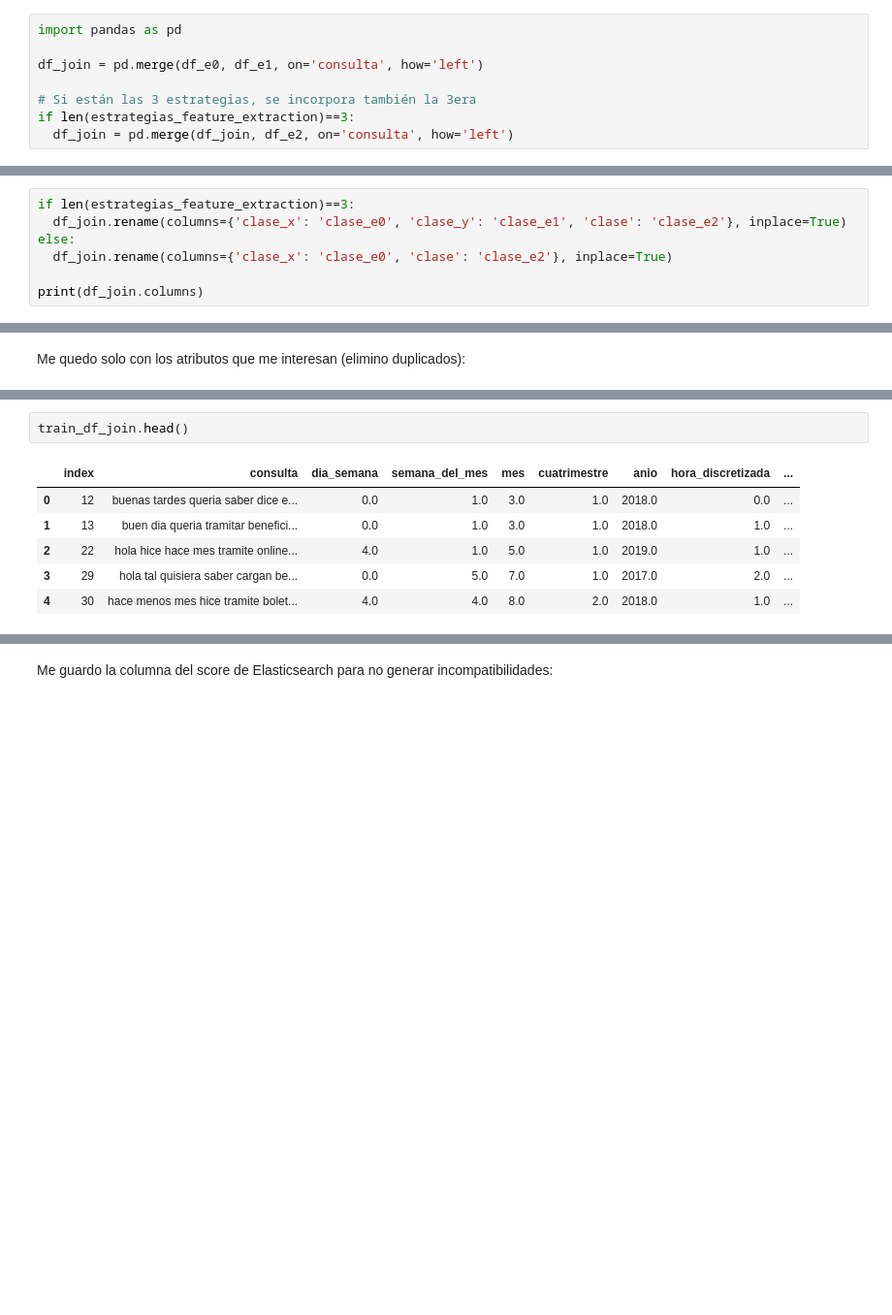
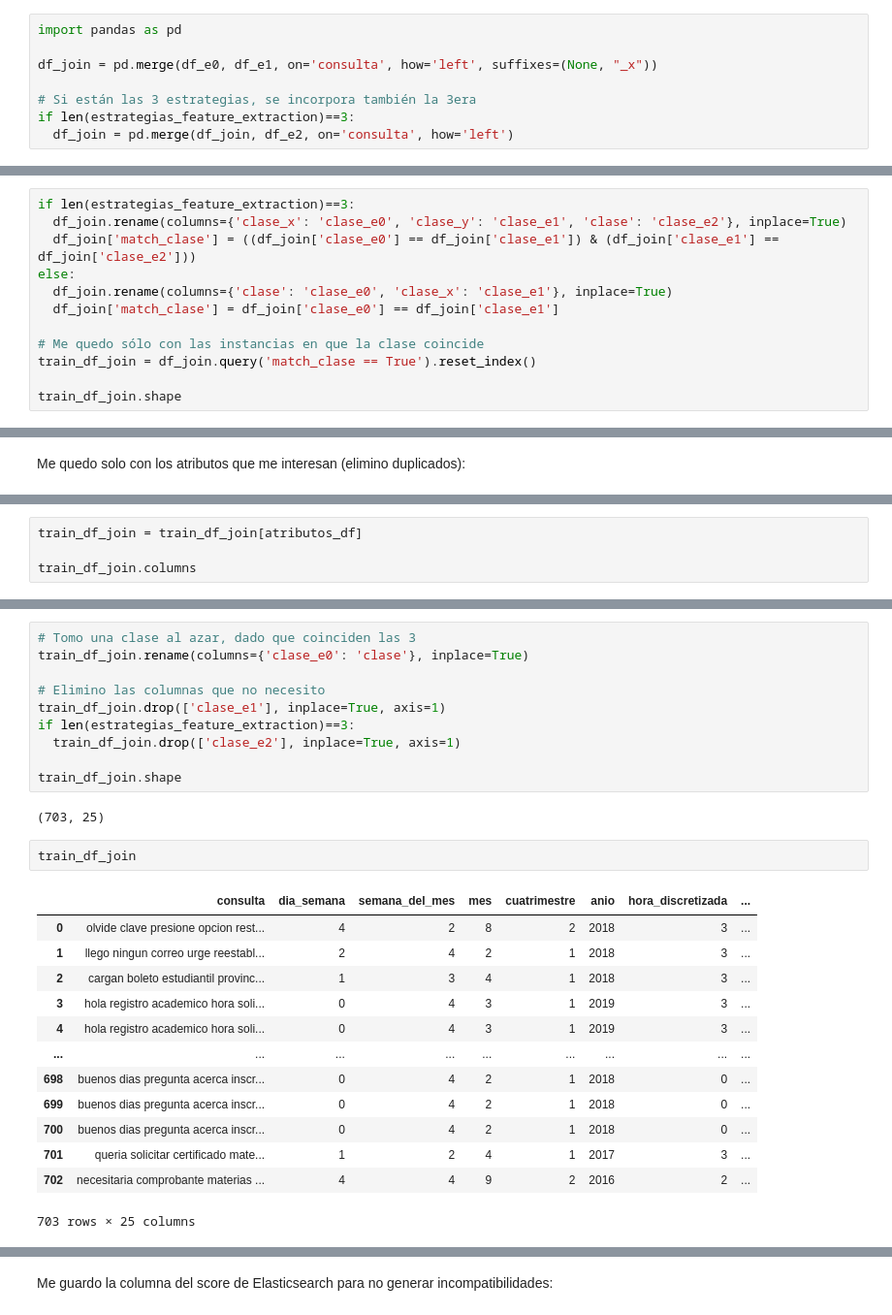
Before and after one commit to jumafernandez/clasificacion_correos, a Jupyter notebook: notebooks/jaiio/03-modelos/05-ensamble+svm.ipynb, the cells around one changed output, grey strips where cells are left out. Shown at 97% size. Saved outputs shown, nothing was run; the diff lists cells and outputs as text; blank space fills up the shorter version.

```diff
--- a/notebooks/jaiio/03-modelos/05-ensamble+svm.ipynb
+++ b/notebooks/jaiio/03-modelos/05-ensamble+svm.ipynb
@@ -223,7 +222,7 @@ Joineo mediante el texto de la consulta las estrategias encaradas (según sean d
 # %%
 import pandas as pd
 
-df_join = pd.merge(df_e0, df_e1, on='consulta', how='left')
+df_join = pd.merge(df_e0, df_e1, on='consulta', how='left', suffixes=(None, "_x"))
 
 # Si están las 3 estrategias, se incorpora también la 3era
 if len(estrategias_feature_extraction)==3:
@@ -252,8 +267,13 @@ Renombro las clases en función de las estrategias:
 # %%
 if len(estrategias_feature_extraction)==3:
   df_join.rename(columns={'clase_x': 'clase_e0', 'clase_y': 'clase_e1', 'clase': 'clase_e2'}, inplace=True)
+  df_join['match_clase'] = ((df_join['clase_e0'] == df_join['clase_e1']) & (df_join['clase_e1'] == df_join['clase_e2']))
 else:
-  df_join.rename(columns={'clase_x': 'clase_e0', 'clase': 'clase_e2'}, inplace=True)
+  df_join.rename(columns={'clase': 'clase_e0', 'clase_x': 'clase_e1'}, inplace=True)
+  df_join['match_clase'] = df_join['clase_e0'] == df_join['clase_e1']
 
-print(df_join.columns)
+# Me quedo sólo con las instancias en que la clase coincide
+train_df_join = df_join.query('match_clase == True').reset_index()
+
+train_df_join.shape
 # %% [output]
@@ -300,0 +283,4 @@ train_df_join.shape
+# %%
+train_df_join = train_df_join[atributos_df]
+
+train_df_join.columns
@@ -301,9 +299,28 @@ train_df_join.shape
+# %%
+# Tomo una clase al azar, dado que coinciden las 3
+train_df_join.rename(columns={'clase_e0': 'clase'}, inplace=True)
+
+# Elimino las columnas que no necesito
+train_df_join.drop(['clase_e1'], inplace=True, axis=1)
+if len(estrategias_feature_extraction)==3:
+  train_df_join.drop(['clase_e2'], inplace=True, axis=1)
+
+train_df_join.shape
+# %% [output]
+(703, 25)
 # %%
-train_df_join.head()
+train_df_join
 # %% [output]
-|  | index | consulta | dia_semana | semana_del_mes | mes | cuatrimestre | anio | hora_discretizada | ... |
-| 0 | 12 | buenas tardes queria saber dice e... | 0.0 | 1.0 | 3.0 | 1.0 | 2018.0 | 0.0 | ... |
-| 1 | 13 | buen dia queria tramitar benefici... | 0.0 | 1.0 | 3.0 | 1.0 | 2018.0 | 1.0 | ... |
-| 2 | 22 | hola hice hace mes tramite online... | 4.0 | 1.0 | 5.0 | 1.0 | 2019.0 | 1.0 | ... |
-| 3 | 29 | hola tal quisiera saber cargan be... | 0.0 | 5.0 | 7.0 | 1.0 | 2017.0 | 2.0 | ... |
-| 4 | 30 | hace menos mes hice tramite bolet... | 4.0 | 4.0 | 8.0 | 2.0 | 2018.0 | 1.0 | ... |
+|  | consulta | dia_semana | semana_del_mes | mes | cuatrimestre | anio | hora_discretizada | ... |
+| 0 | olvide clave presione opcion rest... | 4 | 2 | 8 | 2 | 2018 | 3 | ... |
+| 1 | llego ningun correo urge reestabl... | 2 | 4 | 2 | 1 | 2018 | 3 | ... |
+| 2 | cargan boleto estudiantil provinc... | 1 | 3 | 4 | 1 | 2018 | 3 | ... |
+| 3 | hola registro academico hora soli... | 0 | 4 | 3 | 1 | 2019 | 3 | ... |
+| 4 | hola registro academico hora soli... | 0 | 4 | 3 | 1 | 2019 | 3 | ... |
+| ... | ... | ... | ... | ... | ... | ... | ... | ... |
+| 698 | buenos dias pregunta acerca inscr... | 0 | 4 | 2 | 1 | 2018 | 0 | ... |
+| 699 | buenos dias pregunta acerca inscr... | 0 | 4 | 2 | 1 | 2018 | 0 | ... |
+| 700 | buenos dias pregunta acerca inscr... | 0 | 4 | 2 | 1 | 2018 | 0 | ... |
+| 701 | queria solicitar certificado mate... | 1 | 2 | 4 | 1 | 2017 | 3 | ... |
+| 702 | necesitaria comprobante materias ... | 4 | 4 | 9 | 2 | 2016 | 2 | ... |
+703 rows × 25 columns
```
Also changed, not shown: parts of 33 cells of this notebook.
